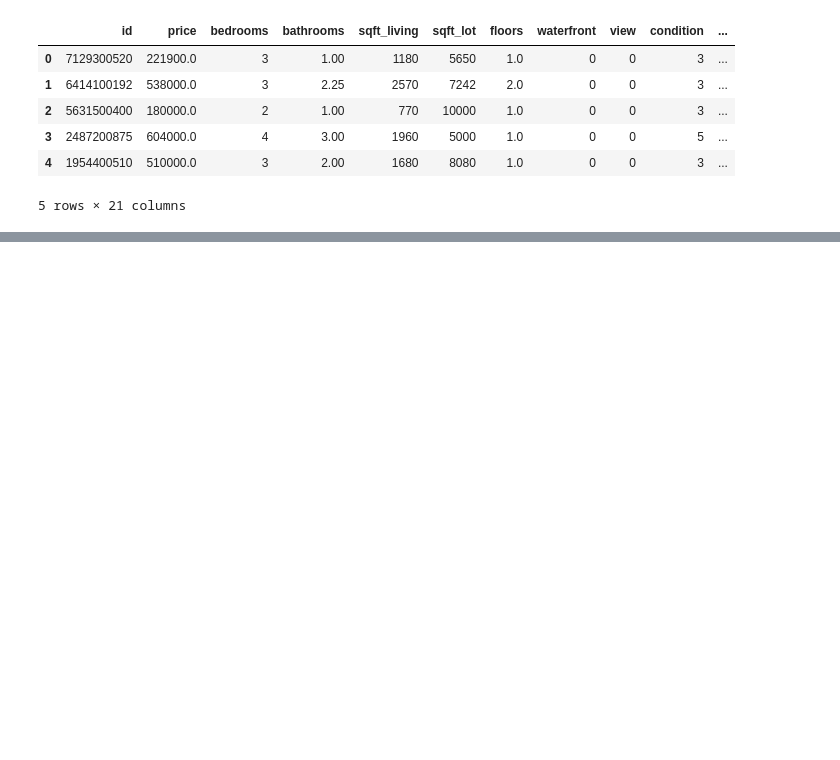
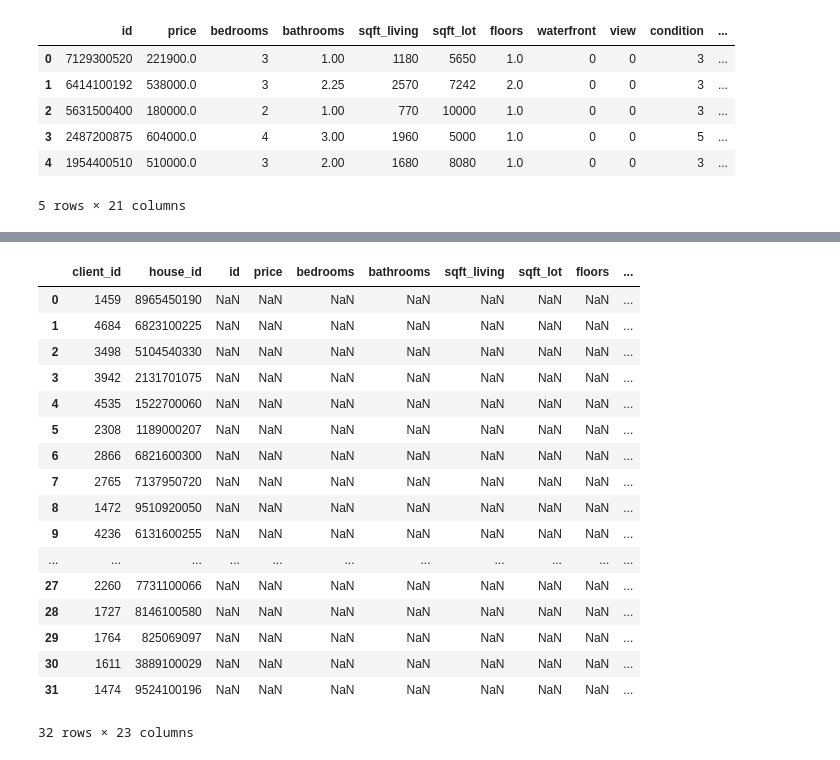
Before and after one commit to Meltsaeva/Jupiter, a Jupyter notebook: Homework/Task3.ipynb, the cells around one changed output, grey strips where cells are left out. Saved outputs shown, nothing was run; the diff lists cells and outputs as text; code cells hidden in the pictures; blank space fills up the shorter version.

```diff
--- a/Homework/Task3.ipynb
+++ b/Homework/Task3.ipynb
@@ -116,0 +160,21 @@ df.head()
+# %%
+merged
+# %% [output]
+|  | client_id | house_id | id | price | bedrooms | bathrooms | sqft_living | sqft_lot | floors | ... |
+| 0 | 1459 | 8965450190 | NaN | NaN | NaN | NaN | NaN | NaN | NaN | ... |
+| 1 | 4684 | 6823100225 | NaN | NaN | NaN | NaN | NaN | NaN | NaN | ... |
+| 2 | 3498 | 5104540330 | NaN | NaN | NaN | NaN | NaN | NaN | NaN | ... |
+| 3 | 3942 | 2131701075 | NaN | NaN | NaN | NaN | NaN | NaN | NaN | ... |
+| 4 | 4535 | 1522700060 | NaN | NaN | NaN | NaN | NaN | NaN | NaN | ... |
+| 5 | 2308 | 1189000207 | NaN | NaN | NaN | NaN | NaN | NaN | NaN | ... |
+| 6 | 2866 | 6821600300 | NaN | NaN | NaN | NaN | NaN | NaN | NaN | ... |
+| 7 | 2765 | 7137950720 | NaN | NaN | NaN | NaN | NaN | NaN | NaN | ... |
+| 8 | 1472 | 9510920050 | NaN | NaN | NaN | NaN | NaN | NaN | NaN | ... |
+| 9 | 4236 | 6131600255 | NaN | NaN | NaN | NaN | NaN | NaN | NaN | ... |
+| ... | ... | ... | ... | ... | ... | ... | ... | ... | ... | ... |
+| 27 | 2260 | 7731100066 | NaN | NaN | NaN | NaN | NaN | NaN | NaN | ... |
+| 28 | 1727 | 8146100580 | NaN | NaN | NaN | NaN | NaN | NaN | NaN | ... |
+| 29 | 1764 | 825069097 | NaN | NaN | NaN | NaN | NaN | NaN | NaN | ... |
+| 30 | 1611 | 3889100029 | NaN | NaN | NaN | NaN | NaN | NaN | NaN | ... |
+| 31 | 1474 | 9524100196 | NaN | NaN | NaN | NaN | NaN | NaN | NaN | ... |
+32 rows × 23 columns
```
Also changed, not shown: parts of 12 cells of this notebook.
